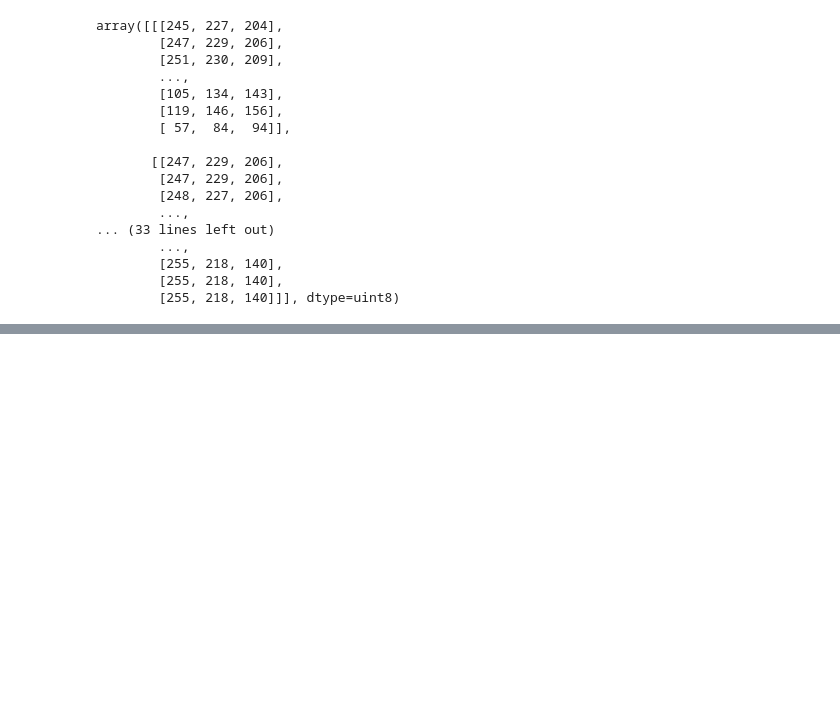
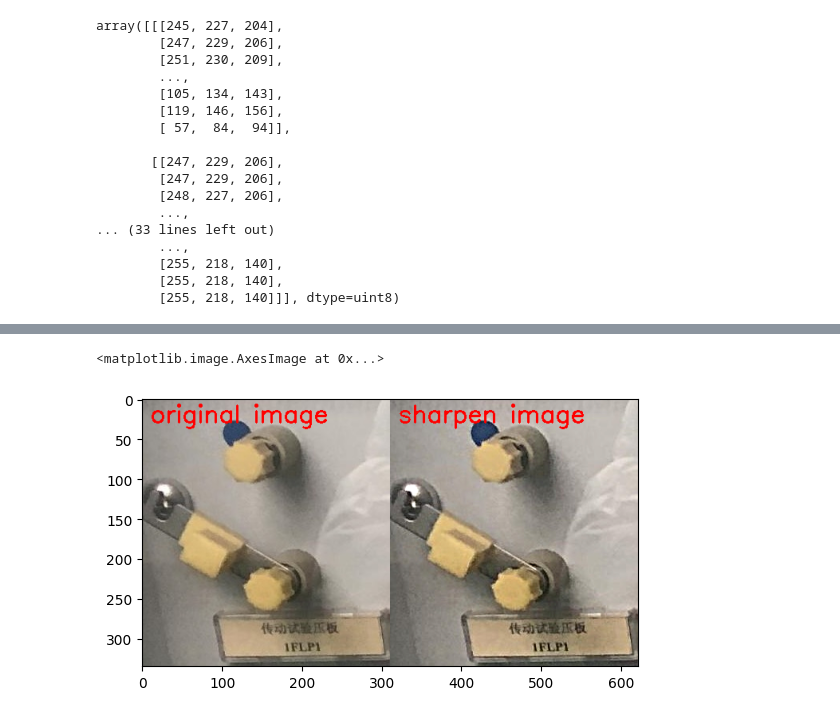
Before and after one commit to shnguo/sh_cv_robot, a Jupyter notebook: test.ipynb, the cells around one changed output, grey strips where cells are left out. Drawn from its saved outputs; the diff is of its cells as text; code cells hidden in the pictures; blank space fills up the shorter version.

```diff
--- a/test.ipynb
+++ b/test.ipynb
@@ -28,0 +37,28 @@ array([[[245, 227, 204],
+# %%
+import cv2 as cv
+import numpy as np
+#USM锐化增强方法(Unsharpen Mask)
+#先对原图高斯模糊，用原图减去系数x高斯模糊的图像
+#再把值Scale到0~255的RGB像素范围
+#优点：可以去除一些细小细节的干扰和噪声，比卷积更真实
+#（原图像-w*高斯模糊）/（1-w）；w表示权重（0.1~0.9），默认0.6
+src = cv.imread("./dataset/pic/test/1.jpg")
+# cv.imshow("input", src)
+
+# sigma = 5、15、25
+blur_img = cv.GaussianBlur(src, (0, 0), 5)
+usm = cv.addWeighted(src, 1.5, blur_img, -0.5, 0)
+#cv.addWeighted(图1,权重1, 图2, 权重2, gamma修正系数, dst可选参数, dtype可选参数)
+# cv.imshow("mask image", usm)
+
+h, w = src.shape[:2]
+result = np.zeros([h, w*2, 3], dtype=src.dtype)
+result[0:h,0:w,:] = src
+result[0:h,w:2*w,:] = usm
+cv.putText(result, "original image", (10, 30), cv.FONT_ITALIC, 1.0, (0, 0, 255), 2)
+cv.putText(result, "sharpen image", (w+10, 30), cv.FONT_ITALIC, 1.0, (0, 0, 255), 2)
+#cv.putText(图像名，标题，（x坐标，y坐标），字体，字的大小，颜色，字的粗细）
+plt.imshow(cv2.cvtColor(result, cv2.COLOR_BGR2RGB))
+# %% [output]
+<matplotlib.image.AxesImage at 0x...>
+[figure, added]
```
Also changed, not shown: parts of 2 cells of this notebook, 12 other files.
